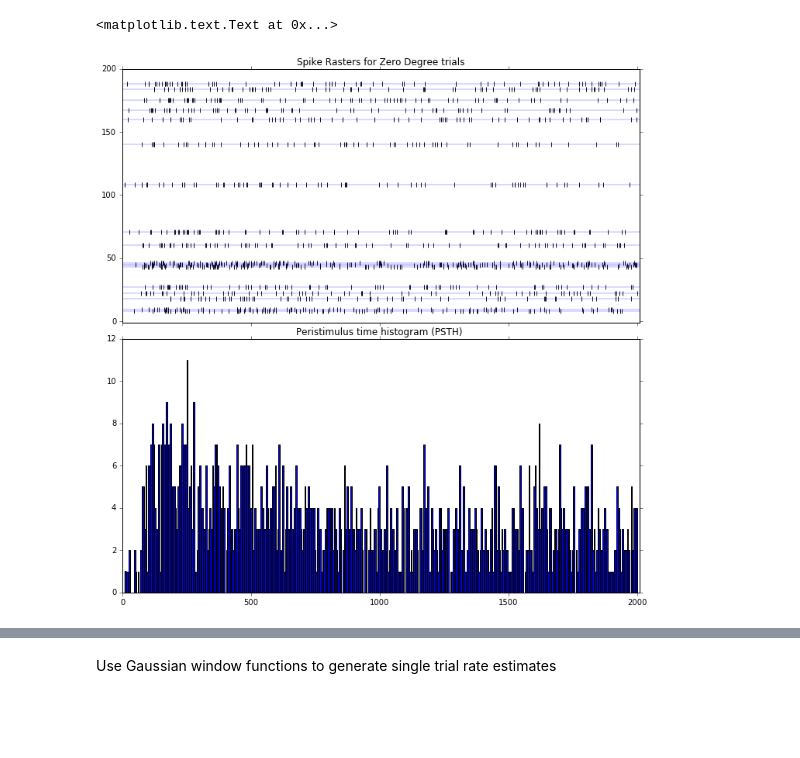
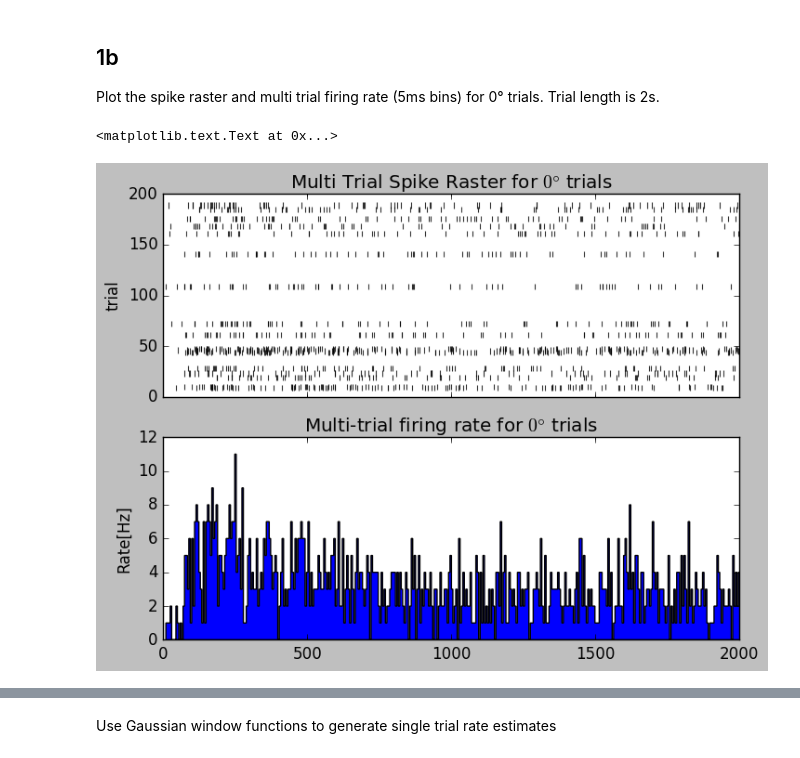
Before and after one commit to prajnak/syde552_neuron_responses, a Jupyter notebook: 20402024_Neuron_Responses_assignment.ipynb, the cells around one changed output, grey strips where cells are left out. Saved outputs shown, nothing was run; the diff lists cells and outputs as text; code cells hidden in the pictures; blank space fills up the shorter version.

```diff
--- a/20402024_Neuron_Responses_assignment.ipynb
+++ b/20402024_Neuron_Responses_assignment.ipynb
@@ -65,24 +90,55 @@ directions = tuning_data['direction'];
-# %%
-zero_deg_trial_indices = np.where(directions==0)[1];
-zer_deg_trial_spike_times = sptimes[zero_deg_trial_indices];
-fig, (ax, ax2) = plt.subplots(2, 1, sharex=True)
-fig.tight_layout();
-# ax.grid('on');
-
-for trial, spikeTimes in zip(zero_deg_trial_indices, zer_deg_trial_spike_times):
-    plot_spike_raster(trial, spikeTimes, ax);
-
-ax.set_xlim([-0.05,2010])
-ax.set_ylim([-1, 200])
-ax.set_title("Spike Rasters for Zero Degree trials")
-
-all_spikes = np.array(zer_deg_trial_spike_times[0])
-for i in range(1, len(zer_deg_trial_spike_times)):
-    all_spikes = np.concatenate((all_spikes, zer_deg_trial_spike_times[i]), axis=1);
-num_bins = 2/0.005;
-ax2.hist(all_spikes[0], bins=num_bins)
-ax2.set_title('Peristimulus time histogram (PSTH) ')
-# ax2.set_xlabel
-# %% [output]
-<matplotlib.text.Text at 0x...>
-[figure, removed]
+# %%
+sptimes = 1000*tuning_data['spikeTimes'][0];
+directions = tuning_data['direction'];
+# print(directions.shape, sptimes.shape)
+num_rows = np.array([x.shape[1] for x in sptimes]).sum();
+df_cols = ['trial','direction', 'timestamp'];
+sp_tr_list = [];
+for j in range(0, directions.shape[1]):
+    sp_tr = sptimes[j].T;
+    direcn = directions[:, j];
+    for k in range(0, sp_tr.shape[0]):
+        sp = sp_tr[k,:];
+        dict1 = {'trial': j+1, 'direction': direcn.tolist()[0],
+                 'timestamp': sp.tolist()[0]};
+        sp_tr_list.append(dict1);
+df = pandas.DataFrame(sp_tr_list, index=np.arange(0, num_rows), columns = df_cols);
+# %% [markdown]
+## 1b
+Plot the spike raster and multi trial firing rate (5ms bins) for 0° trials.
+Trial length is 2s.
+# %%
+zrdf = df[df.direction==0]; zrdf.shape
+f, ax = plt.subplots(2,1, sharex=True)
+# f.tight_layout();
+ax[0].set_xlim([0,2000])
+ax[0].set_ylim([0,200])
+ax[0].set_title('Multi Trial Spike Raster for $0\degree$ trials')
+
+dt = 5; #5ms sampling
+num_bins = 2000/dt; #5 ms bins
+num_samples = 200;
+t_plot = np.arange(0, 2005, dt)
+zrdf.plot.scatter(ax=ax[0], x='timestamp', y='trial', marker='|', alpha=0.8,
+                   s=np.ones(len(zrdf))*20, linewidth=.8, color='k');
+
+
+# counts, binedges = np.histogram(zrdf['timestamp'], bins=int(num_bins));
+
+# counts = counts/(num_samples*(dt/1000));
+# print(counts)
+# center = (binedges[:-1] + binedges[1:]) / 2;
+# width = (binedges[1]-binedges[0]);
+
+# ax[1].bar(center, counts, align='center', width=width, color='g');
+# # ax[1].plot(center, counts, linewidth=0.9)
+
+aa = ax[1].hist(zrdf.timestamp, bins=num_bins, histtype='stepfilled');
+ax[1].set_ylabel('Rate[Hz]');
+ax[1].set_title('Multi-trial firing rate for $0\degree$ trials')
+# print(str(describe(aa[0])) + '\n' + str(describe(counts)));
+# aa[2].set_ydata
+ax[1].set_xlabel('')
+# %% [output]
+<matplotlib.text.Text at 0x...>
+[figure, added]
```
Also changed, not shown: parts of 14 cells of this notebook, 2 other files.
